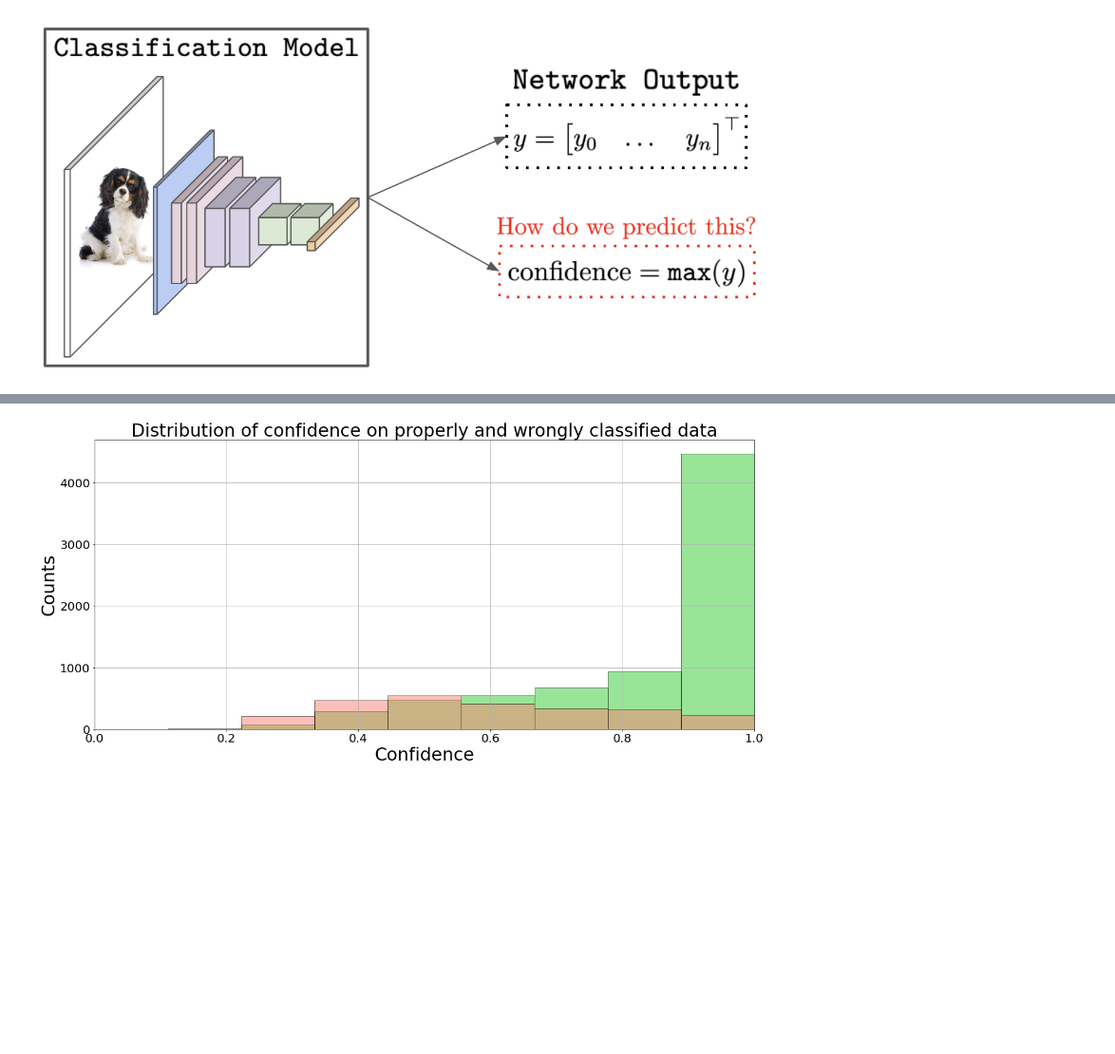
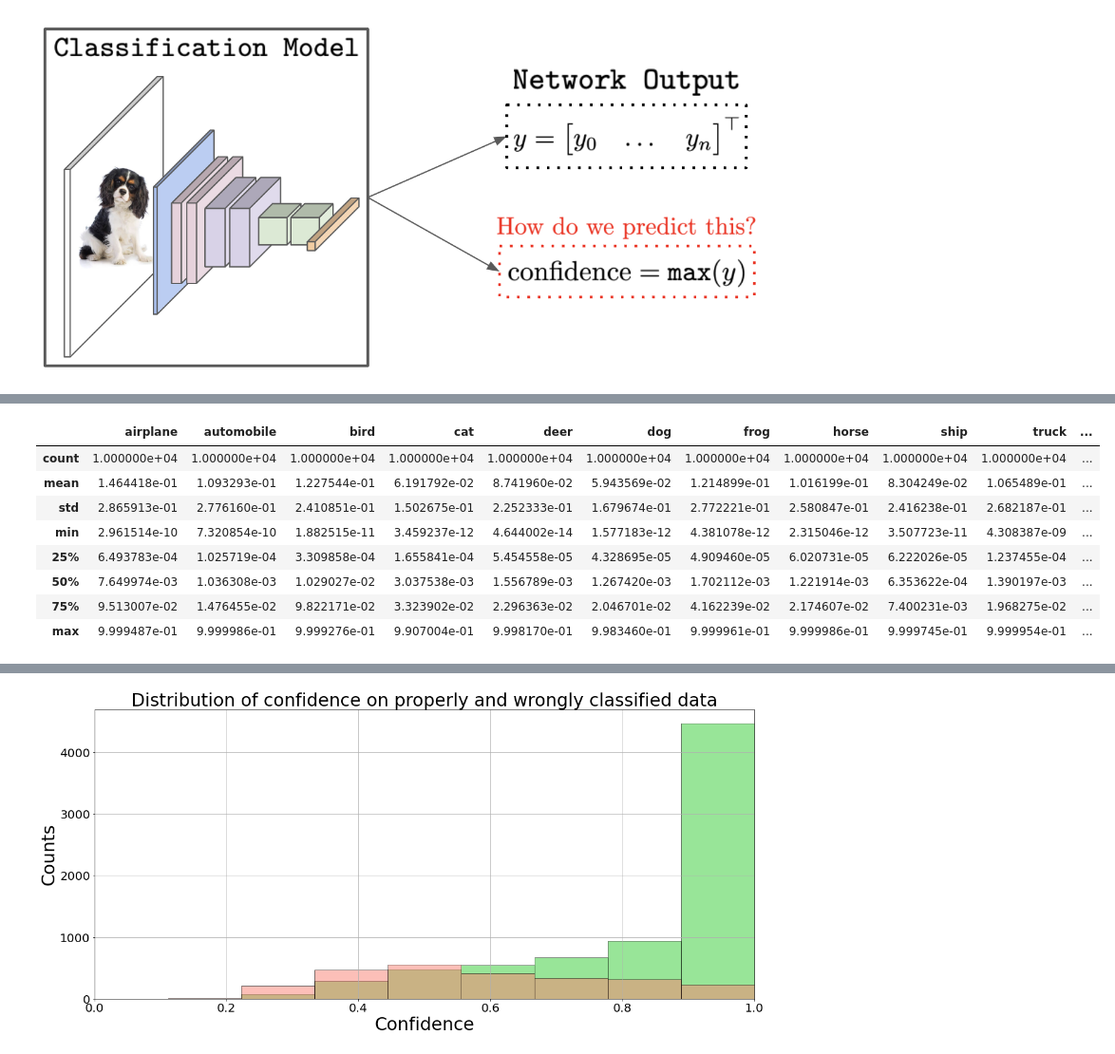
Before and after one commit to lebiecka/ImageClassificator, a Jupyter notebook: resnet50.ipynb, the cells around one changed output, grey strips where cells are left out. Shown at 95% size. Saved outputs shown, nothing was run; the diff lists cells and outputs as text; code cells hidden in the pictures; blank space fills up the shorter version.

```diff
--- a/resnet50.ipynb
+++ b/resnet50.ipynb
@@ -340,0 +327,12 @@ predicted_classes = p1.class_prediction(predictions)
+# %%
+df_concat.describe()
+# %% [output]
+|  | airplane | automobile | bird | cat | deer | dog | frog | horse | ship | truck | ... |
+| count | 1.000000e+04 | 1.000000e+04 | 1.000000e+04 | 1.000000e+04 | 1.000000e+04 | 1.000000e+04 | 1.000000e+04 | 1.000000e+04 | 1.000000e+04 | 1.000000e+04 | ... |
+| mean | 1.464418e-01 | 1.093293e-01 | 1.227544e-01 | 6.191792e-02 | 8.741960e-02 | 5.943569e-02 | 1.214899e-01 | 1.016199e-01 | 8.304249e-02 | 1.065489e-01 | ... |
+| std | 2.865913e-01 | 2.776160e-01 | 2.410851e-01 | 1.502675e-01 | 2.252333e-01 | 1.679674e-01 | 2.772221e-01 | 2.580847e-01 | 2.416238e-01 | 2.682187e-01 | ... |
+| min | 2.961514e-10 | 7.320854e-10 | 1.882515e-11 | 3.459237e-12 | 4.644002e-14 | 1.577183e-12 | 4.381078e-12 | 2.315046e-12 | 3.507723e-11 | 4.308387e-09 | ... |
+| 25% | 6.493783e-04 | 1.025719e-04 | 3.309858e-04 | 1.655841e-04 | 5.454558e-05 | 4.328695e-05 | 4.909460e-05 | 6.020731e-05 | 6.222026e-05 | 1.237455e-04 | ... |
+| 50% | 7.649974e-03 | 1.036308e-03 | 1.029027e-02 | 3.037538e-03 | 1.556789e-03 | 1.267420e-03 | 1.702112e-03 | 1.221914e-03 | 6.353622e-04 | 1.390197e-03 | ... |
+| 75% | 9.513007e-02 | 1.476455e-02 | 9.822171e-02 | 3.323902e-02 | 2.296363e-02 | 2.046701e-02 | 4.162239e-02 | 2.174607e-02 | 7.400231e-03 | 1.968275e-02 | ... |
+| max | 9.999487e-01 | 9.999986e-01 | 9.999276e-01 | 9.907004e-01 | 9.998170e-01 | 9.983460e-01 | 9.999961e-01 | 9.999986e-01 | 9.999745e-01 | 9.999954e-01 | ... |
```
Also changed, not shown: parts of 9 cells of this notebook.
